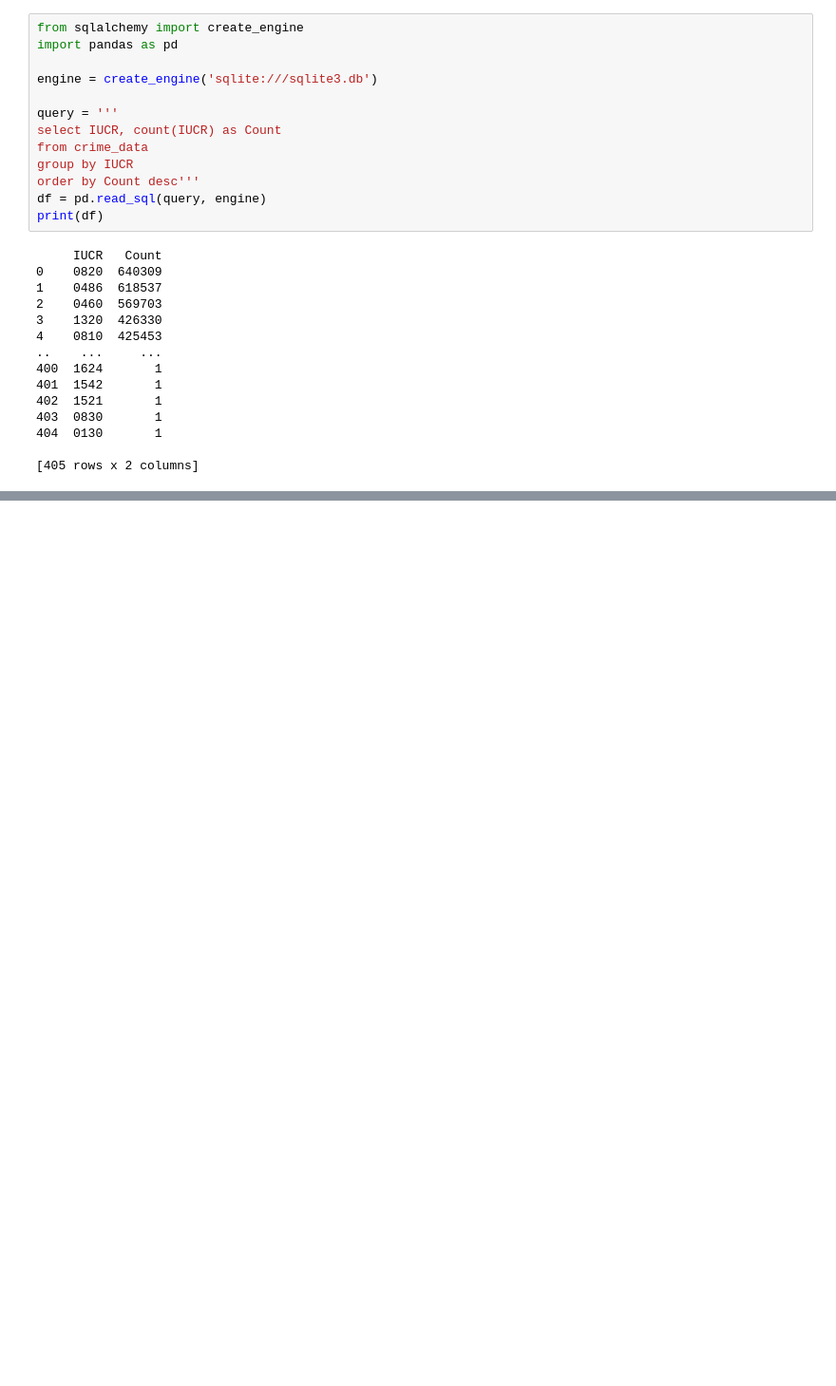
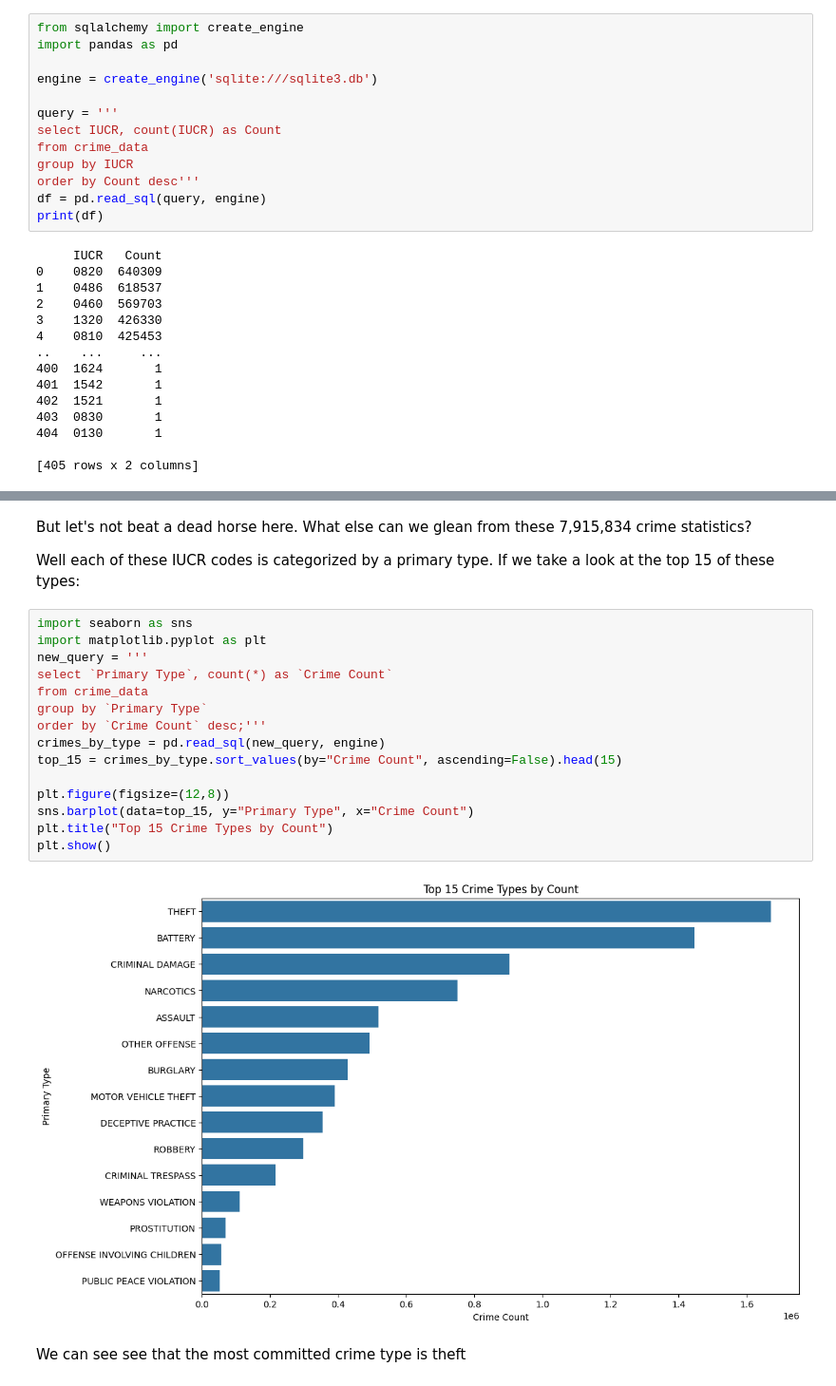
Before and after one commit to PaletteJack/crime-stats, a Jupyter notebook: Crime Data.ipynb, the cells around one changed output, grey strips where cells are left out. Shown: that part at 95% size. Drawn from its saved outputs; the diff is of its cells as text; blank space fills up the shorter version.

```diff
--- a/Crime Data.ipynb
+++ b/Crime Data.ipynb
@@ -38,0 +55,23 @@ Among some of the least popular (or maybe least reported) are gambling (Lottery
+# %% [markdown]
+But let's not beat a dead horse here. What else can we glean from these 7,915,834 crime statistics?
+
+Well each of these IUCR codes is categorized by a primary type. If we take a look at the top 15 of these types:
+# %%
+import seaborn as sns
+import matplotlib.pyplot as plt
+new_query = '''
+select `Primary Type`, count(*) as `Crime Count`
+from crime_data
+group by `Primary Type`
+order by `Crime Count` desc;'''
+crimes_by_type = pd.read_sql(new_query, engine)
+top_15 = crimes_by_type.sort_values(by="Crime Count", ascending=False).head(15)
+
+plt.figure(figsize=(12,8))
+sns.barplot(data=top_15, y="Primary Type", x="Crime Count")
+plt.title("Top 15 Crime Types by Count")
+plt.show()
+# %% [output]
+[figure, added]
+# %% [markdown]
+We can see see that the most committed crime type is theft
```
Also changed, not shown: parts of 6 cells of this notebook, 2 other files.
